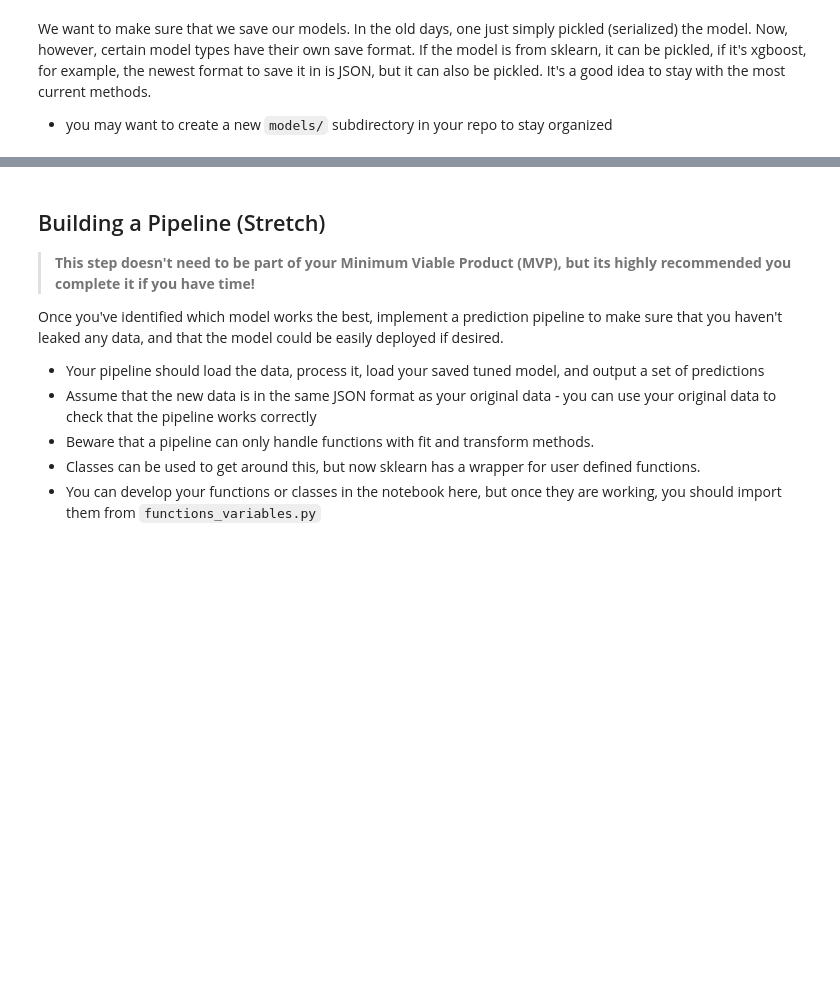
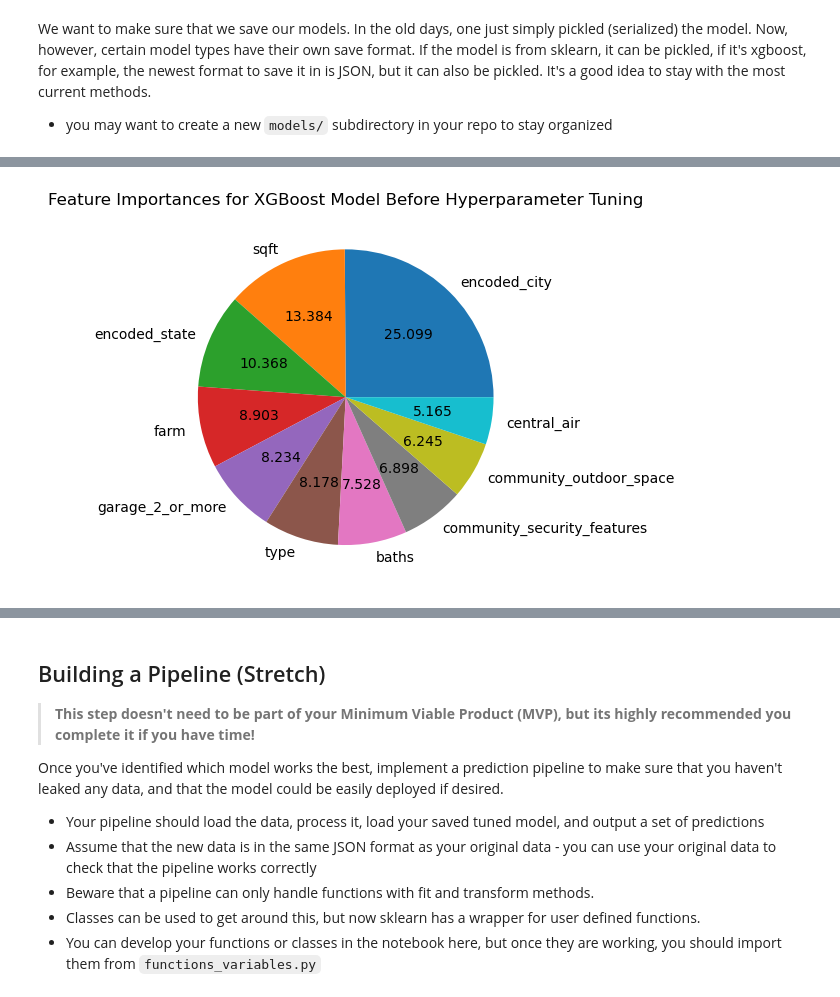
Before and after one commit to lemonsterpie/LHL-midterm, a Jupyter notebook: notebooks/3 - tuning_pipeline.ipynb, the cells around one changed output, grey strips where cells are left out. Cells and saved outputs as stored; diff of their text form; code cells hidden in the pictures; blank space fills up the shorter version.

```diff
--- a/notebooks/3 - tuning_pipeline.ipynb
+++ b/notebooks/3 - tuning_pipeline.ipynb
@@ -301,20 +300,23 @@ plt.show()
 # %%
 X_trainplt, X_testplt, y_trainplt, y_testplt = train_test_split(X, y, test_size=0.2, random_state=2) # same random state as XGBoost moodel in feature selection
 
 bad_xgb = xgb.XGBRegressor()
 bad_xgb.fit(X_trainplt, y_trainplt)
+bad_xgb_pred = bad_xgb.predict(X_testplt)
 
 importance_df = pd.DataFrame({
     "Feature": X_trainplt.columns,
     "Importance": bad_xgb.feature_importances_
 }).sort_values(by="Importance", ascending=False)
 
 values = importance_df['Importance']
 labels = importance_df['Feature']
 plt.pie(values, labels=labels, autopct='%.3f')
 plt.title('Feature Importances for XGBoost Model Before Hyperparameter Tuning')
 
 %matplotlib inline
+# %% [output]
+[figure, added]
 # %%
 importance_df = pd.DataFrame({
     "Feature": X_train.columns,
```
Also changed, not shown: parts of 8 cells of this notebook, 11 other files.
